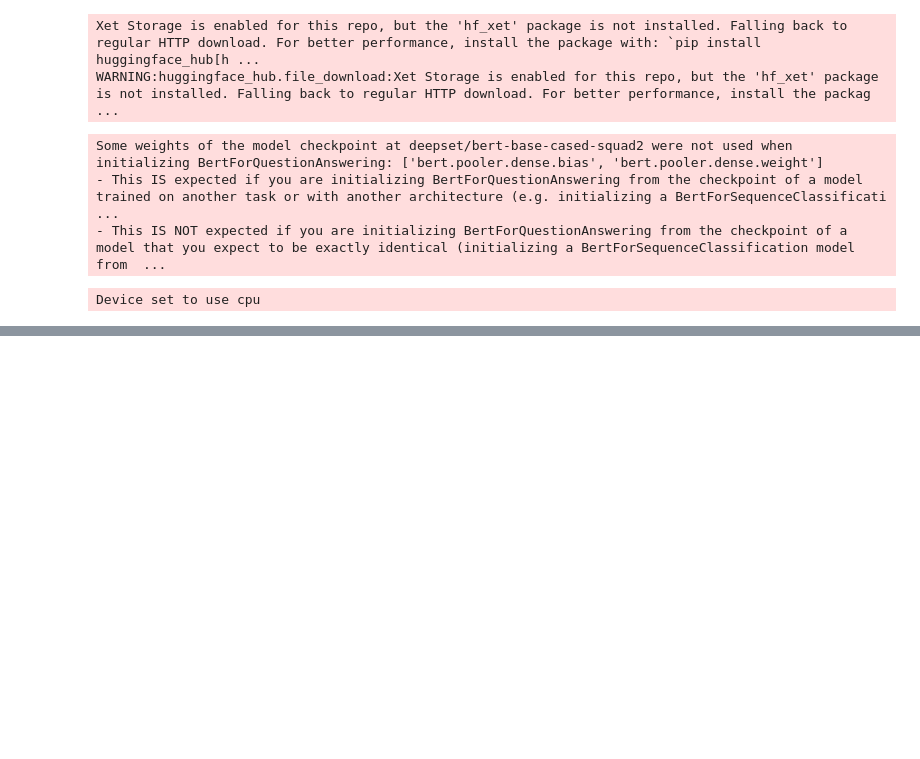
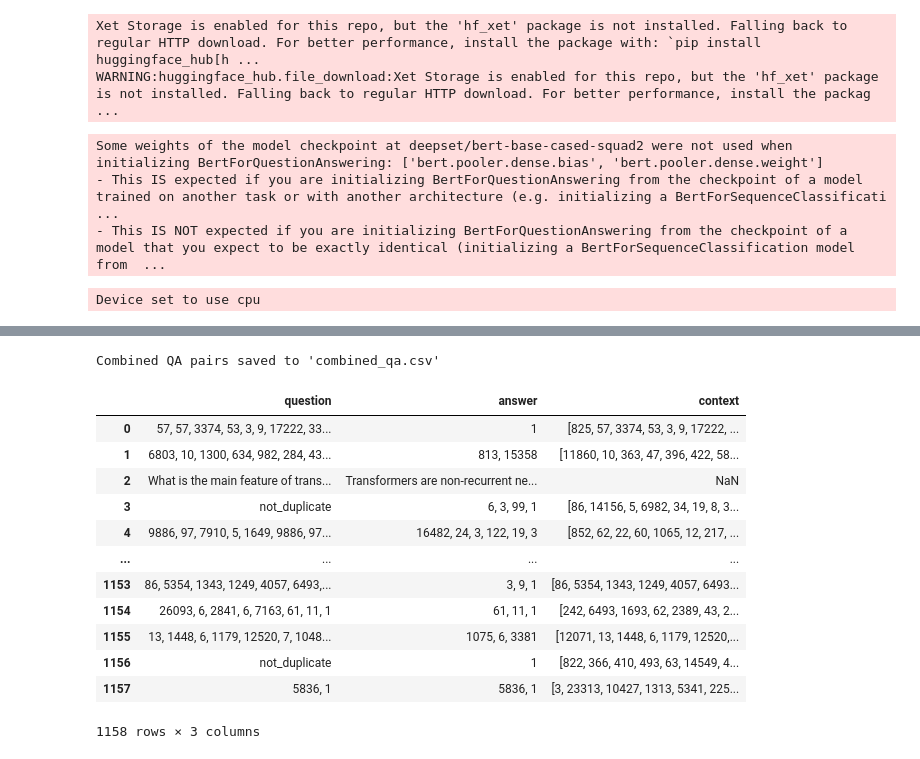
Before and after one commit to Aparimita18/Question_Answering_Model, a Jupyter notebook: Question_Answering_Model_on_NLP.ipynb, the cells around one changed output, grey strips where cells are left out. Drawn from its saved outputs; the diff is of its cells as text; code cells hidden in the pictures; blank space fills up the shorter version.

```diff
--- a/Question_Answering_Model_on_NLP.ipynb
+++ b/Question_Answering_Model_on_NLP.ipynb
@@ -827,0 +818,47 @@ Error: `question` cannot be empty
+# %%
+
+
+import pandas as pd
+
+manual_df = pd.read_csv("manual.csv", sep=",")
+
+#Load automatic QA files
+automatic_dfs = []
+for i in range(5):
+    automatic_df = pd.read_csv(f"automatic{i}.csv", sep="|")
+    automatic_dfs.append(automatic_df)
+
+#Concatenate automatic QA files into one
+automatic_combined_df = pd.concat(automatic_dfs, ignore_index=True)
+
+#Combine manual and automatic QA pairs into one
+combined_df = pd.concat([manual_df, automatic_combined_df], ignore_index=True)
+
+#Shuffle the combined dataset
+combined_df = combined_df.sample(frac=1, random_state=42).reset_index(drop=True)
+
+#Save the combined dataset to a CSV
+combined_df.to_csv("combined_qa.csv", sep="|", index=False, encoding="utf-8")
+
+# 7. Print message confirming that the combined file is saved
+print("Combined QA pairs saved to 'combined_qa.csv'")
+# %% [output]
+Combined QA pairs saved to 'combined_qa.csv'
+# %%
+import pandas as pd
+df = pd.read_csv('/content/combined_qa.csv',sep = '|')
+df
+# %% [output]
+|  | question | answer | context |
+| 0 | 57, 57, 3374, 53, 3, 9, 17222, 33... | 1 | [825, 57, 3374, 53, 3, 9, 17222, ... |
+| 1 | 6803, 10, 1300, 634, 982, 284, 43... | 813, 15358 | [11860, 10, 363, 47, 396, 422, 58... |
+| 2 | What is the main feature of trans... | Transformers are non-recurrent ne... | NaN |
+| 3 | not_duplicate | 6, 3, 99, 1 | [86, 14156, 5, 6982, 34, 19, 8, 3... |
+| 4 | 9886, 97, 7910, 5, 1649, 9886, 97... | 16482, 24, 3, 122, 19, 3 | [852, 62, 22, 60, 1065, 12, 217, ... |
+| ... | ... | ... | ... |
+| 1153 | 86, 5354, 1343, 1249, 4057, 6493,... | 3, 9, 1 | [86, 5354, 1343, 1249, 4057, 6493... |
+| 1154 | 26093, 6, 2841, 6, 7163, 61, 11, 1 | 61, 11, 1 | [242, 6493, 1693, 62, 2389, 43, 2... |
+| 1155 | 13, 1448, 6, 1179, 12520, 7, 1048... | 1075, 6, 3381 | [12071, 13, 1448, 6, 1179, 12520,... |
+| 1156 | not_duplicate | 1 | [822, 366, 410, 493, 63, 14549, 4... |
+| 1157 | 5836, 1 | 5836, 1 | [3, 23313, 10427, 1313, 5341, 225... |
+1158 rows × 3 columns
```
Also changed, not shown: parts of 28 cells of this notebook.
